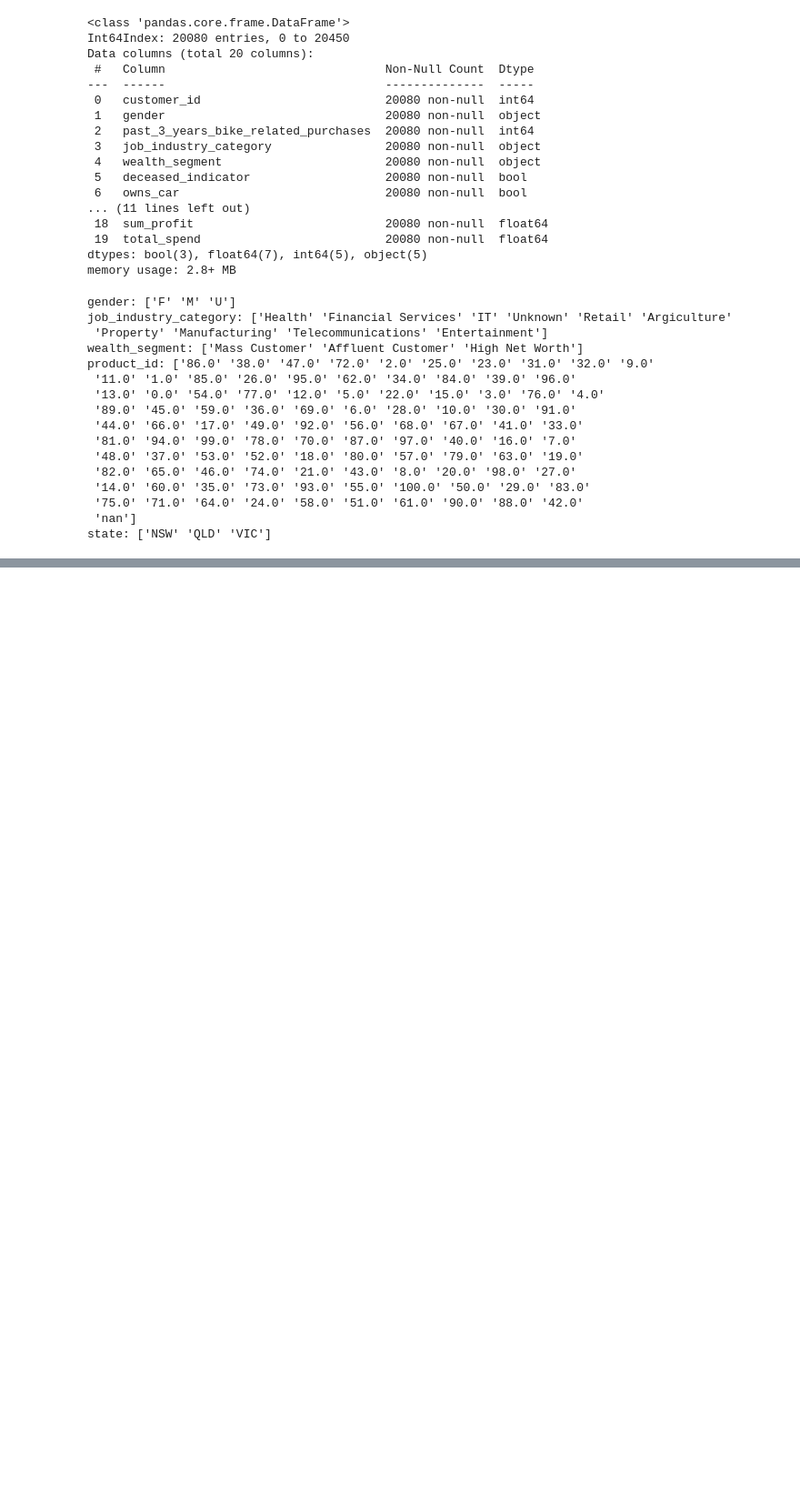
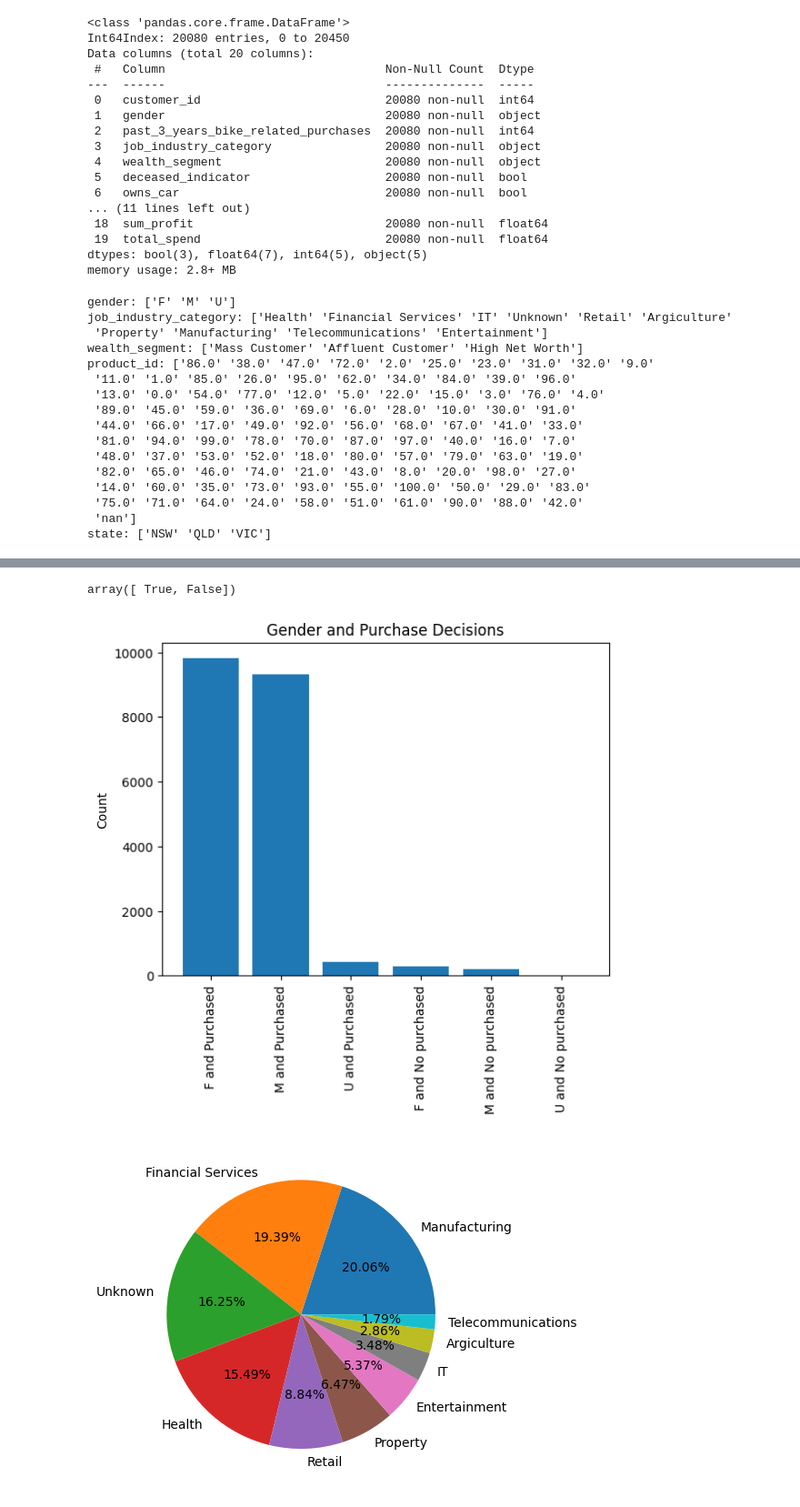
Before and after one commit to peiyulin0520/KPMG-virtual-intern-tasks, a Jupyter notebook: Task2.ipynb, the cells around one changed output, grey strips where cells are left out. Shown at 91% size. Cells and saved outputs as stored; diff of their text form; code cells hidden in the pictures; blank space fills up the shorter version.

Commit message:
finish the project (end at predicting target variable for new data)

```diff
--- a/Task2.ipynb
+++ b/Task2.ipynb
@@ -826,0 +654,77 @@ max      6.213334e+00
+# %%
+all_data_clean2['purchased_or_not'].unique()
+# %% [output]
+array([ True, False])
+# %%
+# draw some plots for data exploration
+### purchased_or_not
+combination_g_p_count = all_data_clean2.groupby(['gender', 'purchased_or_not']).size()
+f_true_count = combination_g_p_count.loc[('F', True)]
+f_false_count = combination_g_p_count.loc[('F', False)]
+m_true_count = combination_g_p_count.loc[('M', True)]
+m_false_count = combination_g_p_count.loc[('M', False)]
+u_true_count = combination_g_p_count.loc[('U', True)]
+u_false_count = combination_g_p_count.loc[('U', False)]
+labels = ['F and Purchased', 'F and No purchased', 'M and Purchased',\
+          'M and No purchased', 'U and Purchased', 'U and No purchased']
+counts=[f_true_count, f_false_count, m_true_count, m_false_count,\
+        u_true_count, u_false_count]
+x_pos=np.arange(len(labels))
+sorted_indices = np.argsort(counts)[::-1]
+labels = [labels[i] for i in sorted_indices]
+counts = [counts[i] for i in sorted_indices]
+plt.bar(x_pos, counts, align='center')
+plt.xticks(x_pos, labels, rotation='vertical')
+plt.ylabel('Count')
+plt.title('Gender and Purchase Decisions')
+plt.show()
+
+##job_industry_category
+df_industry = all_data_clean2['job_industry_category'].value_counts()
+p_labels = ['Manufacturing', 'Financial Services', 'Unknown', 'Health',\
+            'Retail', 'Property', 'Entertainment', 'IT', 'Argiculture',\
+            'Telecommunications'] #the descending order based on the value counts
+plt.pie(df_industry, labels = p_labels, autopct='%0.2f%%')
+plt.show()
+
+sns.violinplot(data=all_data_clean2, x='gender', y='n_transactions')
+# sns.swarmplot(data=clustering_data, x='gender', y='n_transactions', palette='dark', alpha=0.5)
+plt.xlabel('gender')
+plt.ylabel('the number of transactions')
+plt.show()
+
+sns.violinplot(data=all_data_clean2, x='gender', y='total_spend')
+# sns.swarmplot(data=clustering_data, x='gender', y='n_transactions', palette='dark', alpha=0.5)
+plt.xlabel('gender')
+plt.ylabel('total spend')
+plt.show()
+
+sns.violinplot(data=all_data_clean2, x='gender', y='sum_profit')
+# sns.swarmplot(data=clustering_data, x='gender', y='n_transactions', palette='dark', alpha=0.5)
+plt.xlabel('gender')
+plt.ylabel('total profit')
+plt.show()
+
+sns.violinplot(data=all_data_clean2, x='wealth_segment', y='total_spend')
+# sns.swarmplot(data=clustering_data, x='gender', y='n_transactions', palette='dark', alpha=0.5)
+plt.xlabel('wealth_segment')
+plt.ylabel('total spend')
+plt.show()
+
+sns.violinplot(data=all_data_clean2, x='wealth_segment', y='n_transactions')
+# sns.swarmplot(data=clustering_data, x='gender', y='n_transactions', palette='dark', alpha=0.5)
+plt.xlabel('wealth_segment')
+plt.ylabel('the number of transactions')
+plt.show()
+
+plt.figure(figsize=(10,10))
+order = df_industry.index
+sns.violinplot(data=all_data_clean2, y='job_industry_category', x='total_spend', hue='gender', order=order)
+# sns.swarmplot(data=clustering_data, x='gender', y='n_transactions', palette='dark', alpha=0.5)
+plt.ylabel('job_industry_category')
+plt.xlabel('total spend')
+plt.subplots_adjust(bottom=0.15, top=0.9,left=0.1, right=0.9)
+plt.show()
+# %% [output]
+[figure, added]
+[figure, added]
```
Also changed, not shown: parts of 73 cells of this notebook.
